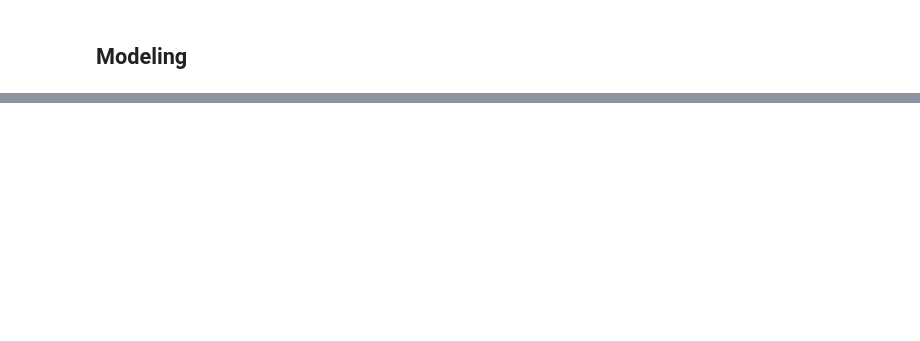
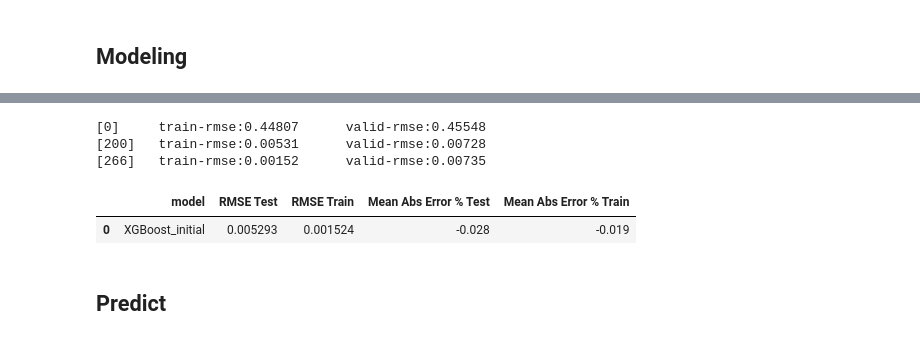
Before and after one commit to co-op-commerce-inc/datascience, a Jupyter notebook: terminator/leading_indicator/model_v2.ipynb, the cells around one changed output, grey strips where cells are left out. Saved outputs shown, nothing was run; the diff lists cells and outputs as text; code cells hidden in the pictures; blank space fills up the shorter version.

```diff
--- a/terminator/leading_indicator/model_v2.ipynb
+++ b/terminator/leading_indicator/model_v2.ipynb
@@ -493,0 +71,11 @@ Best parameters: {'max_depth': 10, 'max_features': 'sqrt', 'min_samples_leaf': 1
+# %%
+results, xgb_model = train_xg_model(attributed_days, training_size = 0.7, validation_size = 0.05, objective = 'rpl', random_sample=True)
+results
+# %% [output]
+[0]     train-rmse:0.44807      valid-rmse:0.45548
+[200]   train-rmse:0.00531      valid-rmse:0.00728
+[266]   train-rmse:0.00152      valid-rmse:0.00735
+|  | model | RMSE Test | RMSE Train | Mean Abs Error % Test | Mean Abs Error % Train |
+| 0 | XGBoost_initial | 0.005293 | 0.001524 | -0.028 | -0.019 |
+# %% [markdown]
+## Predict
```
Also changed, not shown: parts of 19 cells of this notebook, 10 other files.
